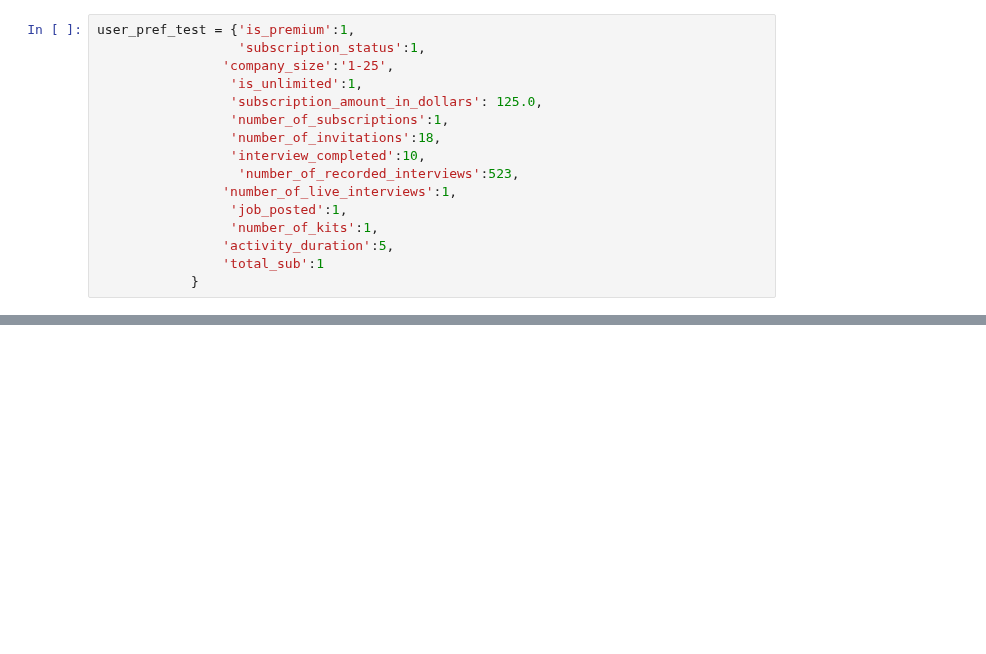
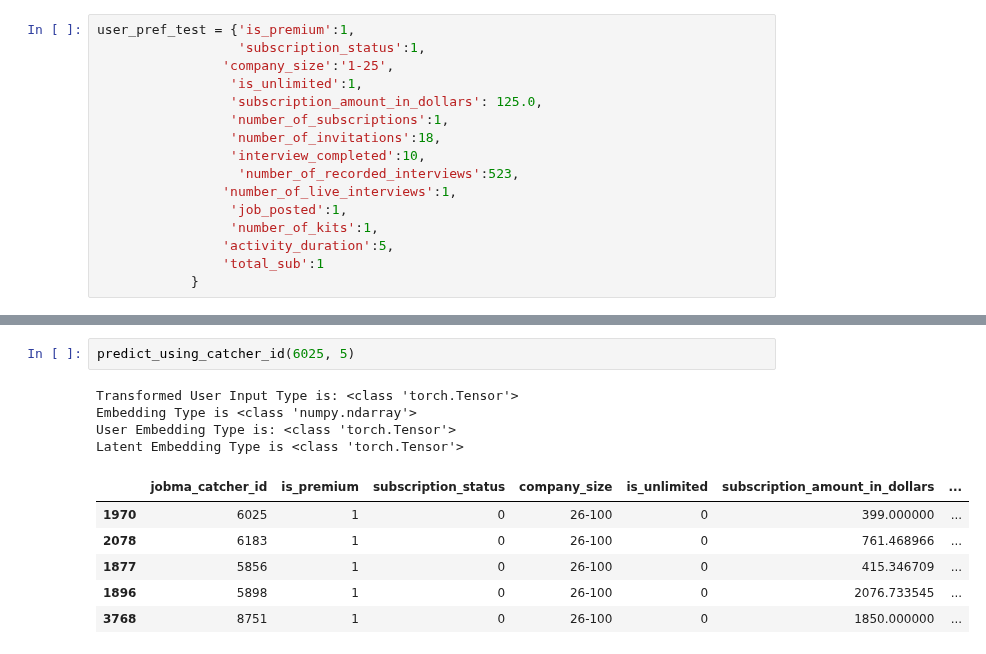
Before and after one commit to DushyantGoyal1611/Python_Jobma, a Jupyter notebook: Recommender System/Client's Loyalty Recommendation System/Try/Client_Recommender.ipynb, the cells around one changed output, grey strips where cells are left out. Cells and saved outputs as stored; diff of their text form; blank space fills up the shorter version.

```diff
--- a/Recommender System/Client's Loyalty Recommendation System/Try/Client_Recommender.ipynb
+++ b/Recommender System/Client's Loyalty Recommendation System/Try/Client_Recommender.ipynb
@@ -616,0 +691,13 @@ predict(user_pref_test, 5)
+# %%
+predict_using_catcher_id(6025, 5)
+# %% [output]
+Transformed User Input Type is: <class 'torch.Tensor'>
+Embedding Type is <class 'numpy.ndarray'>
+User Embedding Type is: <class 'torch.Tensor'>
+Latent Embedding Type is <class 'torch.Tensor'>
+|  | jobma_catcher_id | is_premium | subscription_status | company_size | is_unlimited | subscription_amount_in_dollars | ... |
+| 1970 | 6025 | 1 | 0 | 26-100 | 0 | 399.000000 | ... |
+| 2078 | 6183 | 1 | 0 | 26-100 | 0 | 761.468966 | ... |
+| 1877 | 5856 | 1 | 0 | 26-100 | 0 | 415.346709 | ... |
+| 1896 | 5898 | 1 | 0 | 26-100 | 0 | 2076.733545 | ... |
+| 3768 | 8751 | 1 | 0 | 26-100 | 0 | 1850.000000 | ... |
```
Also changed, not shown: parts of 17 cells of this notebook, 1 other file.
